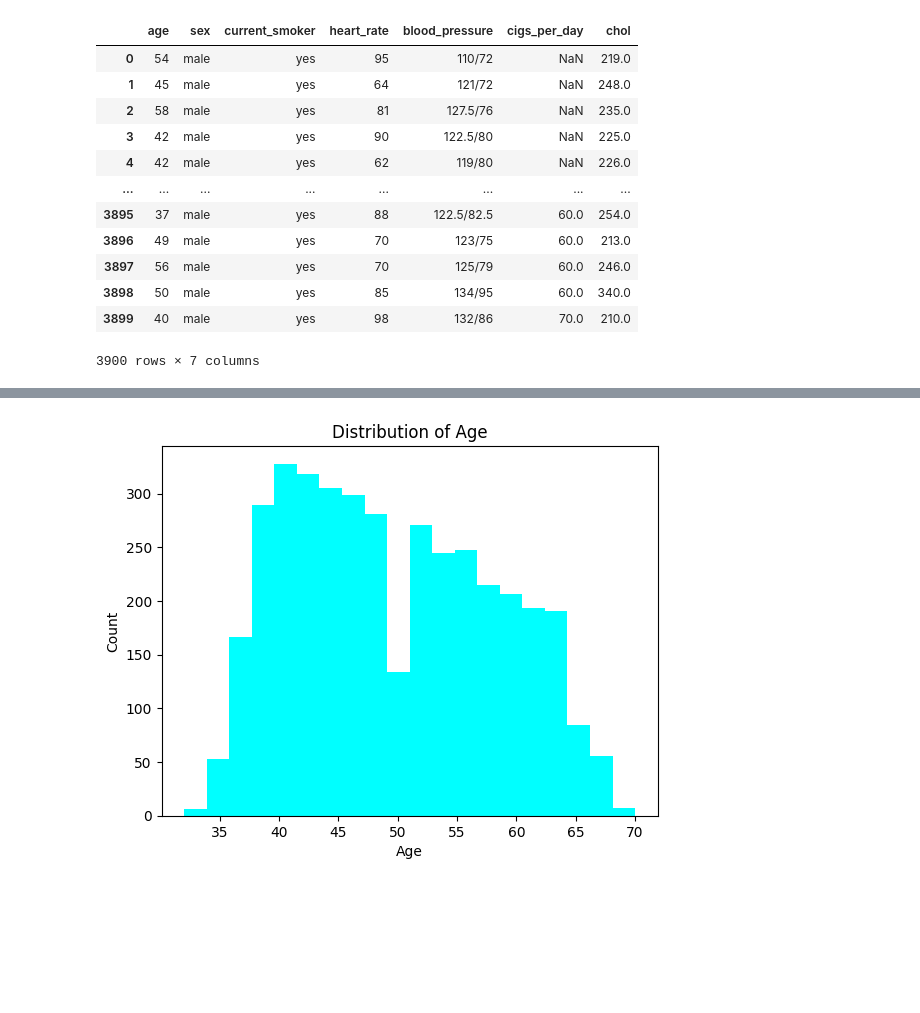
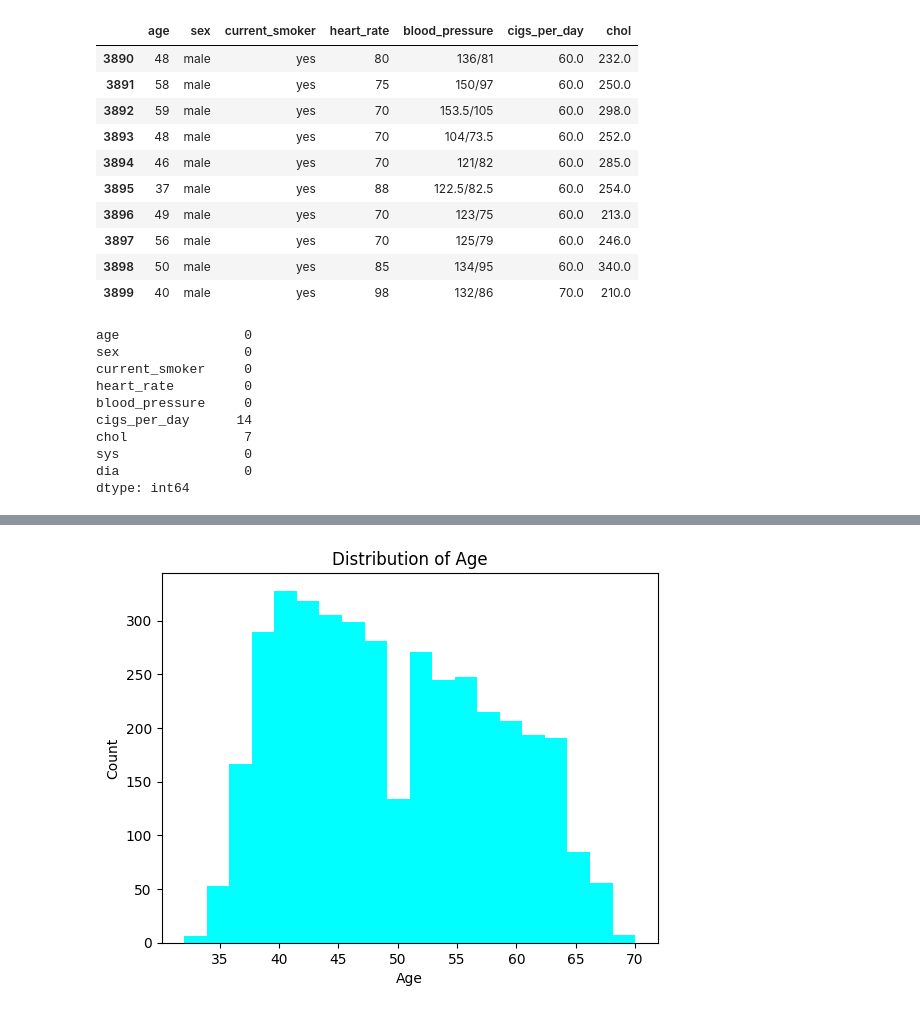
Before and after one commit to 254Bit/SmokersHealthData, a Jupyter notebook: smokers_data.ipynb, the cells around one changed output, grey strips where cells are left out. Cells and saved outputs as stored; diff of their text form; code cells hidden in the pictures; blank space fills up the shorter version.

```diff
--- a/smokers_data.ipynb
+++ b/smokers_data.ipynb
@@ -8,18 +7,29 @@ import seaborn as sns
 from matplotlib import pyplot as plt
 # %%
 df = pd.read_csv('smoking_health_data_final.csv')
-df
+df.tail(10)
 # %% [output]
 |  | age | sex | current_smoker | heart_rate | blood_pressure | cigs_per_day | chol |
-| 0 | 54 | male | yes | 95 | 110/72 | NaN | 219.0 |
-| 1 | 45 | male | yes | 64 | 121/72 | NaN | 248.0 |
-| 2 | 58 | male | yes | 81 | 127.5/76 | NaN | 235.0 |
-| 3 | 42 | male | yes | 90 | 122.5/80 | NaN | 225.0 |
-| 4 | 42 | male | yes | 62 | 119/80 | NaN | 226.0 |
-| ... | ... | ... | ... | ... | ... | ... | ... |
+| 3890 | 48 | male | yes | 80 | 136/81 | 60.0 | 232.0 |
+| 3891 | 58 | male | yes | 75 | 150/97 | 60.0 | 250.0 |
+| 3892 | 59 | male | yes | 70 | 153.5/105 | 60.0 | 298.0 |
+| 3893 | 48 | male | yes | 70 | 104/73.5 | 60.0 | 252.0 |
+| 3894 | 46 | male | yes | 70 | 121/82 | 60.0 | 285.0 |
 | 3895 | 37 | male | yes | 88 | 122.5/82.5 | 60.0 | 254.0 |
 | 3896 | 49 | male | yes | 70 | 123/75 | 60.0 | 213.0 |
 | 3897 | 56 | male | yes | 70 | 125/79 | 60.0 | 246.0 |
 | 3898 | 50 | male | yes | 85 | 134/95 | 60.0 | 340.0 |
 | 3899 | 40 | male | yes | 98 | 132/86 | 70.0 | 210.0 |
-3900 rows × 7 columns
+# %%
+df.isnull().sum()
+# %% [output]
+age                0
+sex                0
+current_smoker     0
+heart_rate         0
+blood_pressure     0
+cigs_per_day      14
+chol               7
+sys                0
+dia                0
+dtype: int64
```
Also changed, not shown: parts of 9 cells of this notebook.
